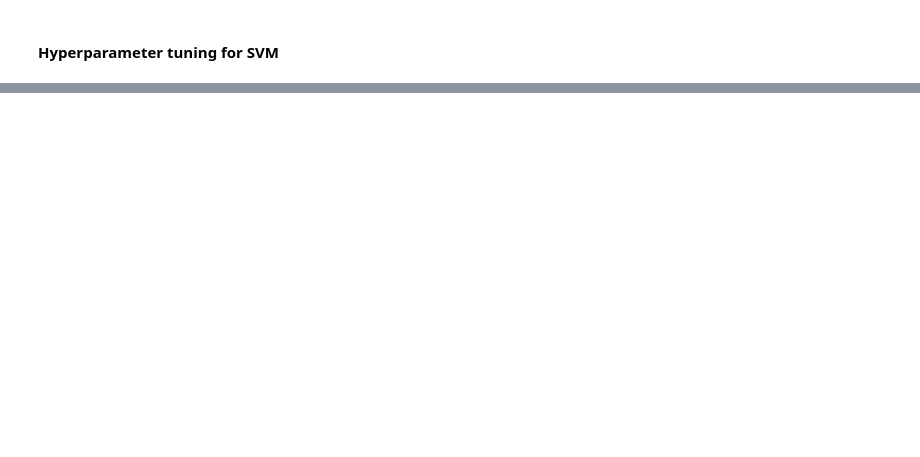
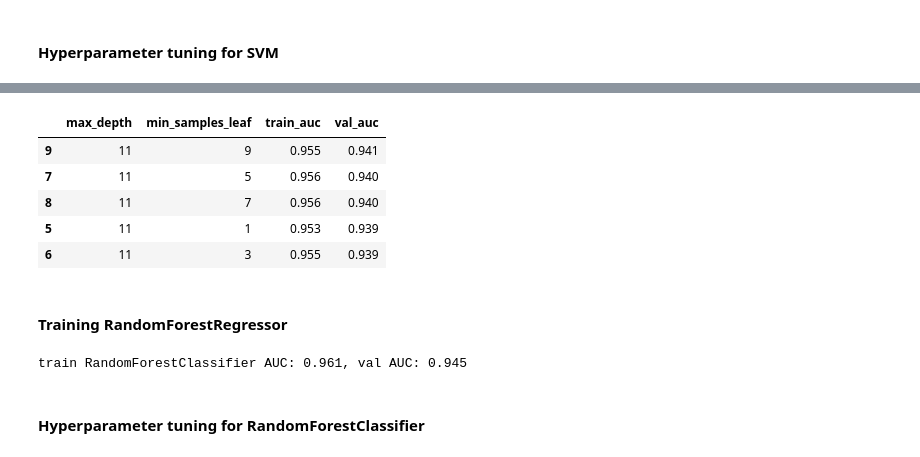
Before and after one commit to huanruizhang111/Machine-Learning-Zoomcamp-2025, a Jupyter notebook: Projects/Diabetes_Risk_Prediction/notebook.ipynb, the cells around one changed output, grey strips where cells are left out. Cells and saved outputs as stored; diff of their text form; code cells hidden in the pictures; blank space fills up the shorter version.

```diff
--- a/Projects/Diabetes_Risk_Prediction/notebook.ipynb
+++ b/Projects/Diabetes_Risk_Prediction/notebook.ipynb
@@ -535,0 +648,14 @@ df_svc_auc_score_hyperparamters.sort_values(by='val_auc', ascending=False).head(
+# %%
+df_dtc_auc_score_hyperparamters = pd.DataFrame(dtc_auc_score_hyperparamters, columns=['max_depth', 'min_samples_leaf', 'train_auc', 'val_auc'])
+df_dtc_auc_score_hyperparamters['train_auc'] = df_dtc_auc_score_hyperparamters['train_auc'].apply(lambda x: np.mean(x))
+df_dtc_auc_score_hyperparamters['val_auc'] = df_dtc_auc_score_hyperparamters['val_auc'].apply(lambda x: np.mean(x))
+df_dtc_auc_score_hyperparamters.sort_values(by='val_auc', ascending=False).head()
+# %% [output]
+|  | max_depth | min_samples_leaf | train_auc | val_auc |
+| 9 | 11 | 9 | 0.955 | 0.941 |
+| 7 | 11 | 5 | 0.956 | 0.940 |
+| 8 | 11 | 7 | 0.956 | 0.940 |
+| 5 | 11 | 1 | 0.953 | 0.939 |
+| 6 | 11 | 3 | 0.955 | 0.939 |
+# %% [markdown]
+#### Training RandomForestRegressor
@@ -535,0 +664,38 @@ df_svc_auc_score_hyperparamters.sort_values(by='val_auc', ascending=False).head(
+# %%
+def RandomForestClassifier_auc(df_train, df_val, y_train, y_val, categoricals, numericals, nEstimators=100, maxDepth=10, minSamplesLeaf=5):
+
+    # prepare train data
+    train_dict = df_train[categoricals + numericals].to_dict(orient='records')
+    dv = DictVectorizer(sparse=False)
+    dv.fit(train_dict)
+
+    # train the model
+    X_train = dv.transform(train_dict)
+    model = RandomForestClassifier(n_estimators=nEstimators, n_jobs=-1, max_depth=maxDepth, min_samples_leaf=minSamplesLeaf, class_weight='balanced', random_state=1)
+    model.fit(X_train, y_train)
+
+    # make predictions on train data
+    y_train_pred = model.predict_proba(X_train)[:, 1]
+
+    # prepare validation data
+    val_dict = df_val[categoricals + numericals].to_dict(orient='records')
+    X_val = dv.transform(val_dict)
+
+    # make predictions on validation data
+    y_val_pred = model.predict_proba(X_val)[:, 1]
+
+    # evaluate the model on train data and store the AUC score in a list
+    train_auc = round(roc_auc_score(y_train, y_train_pred), 3)
+
+    # evaluate the model on validation data and store the AUC score in a list
+    val_auc = round(roc_auc_score(y_val, y_val_pred), 3)
+
+    return train_auc, val_auc
+
+# calculate the standard deviation of the AUC scores
+dt_train_auc, dt_val_auc = RandomForestClassifier_auc(df_train, df_val, y_train, y_val, categoricals, numericals)
+print(f'train RandomForestClassifier AUC: {dt_train_auc}, val AUC: {dt_val_auc}')
+# %% [output]
+train RandomForestClassifier AUC: 0.961, val AUC: 0.945
+# %% [markdown]
+#### Hyperparameter tuning for RandomForestClassifier
```
Also changed, not shown: parts of 26 cells of this notebook, 1 other file.
